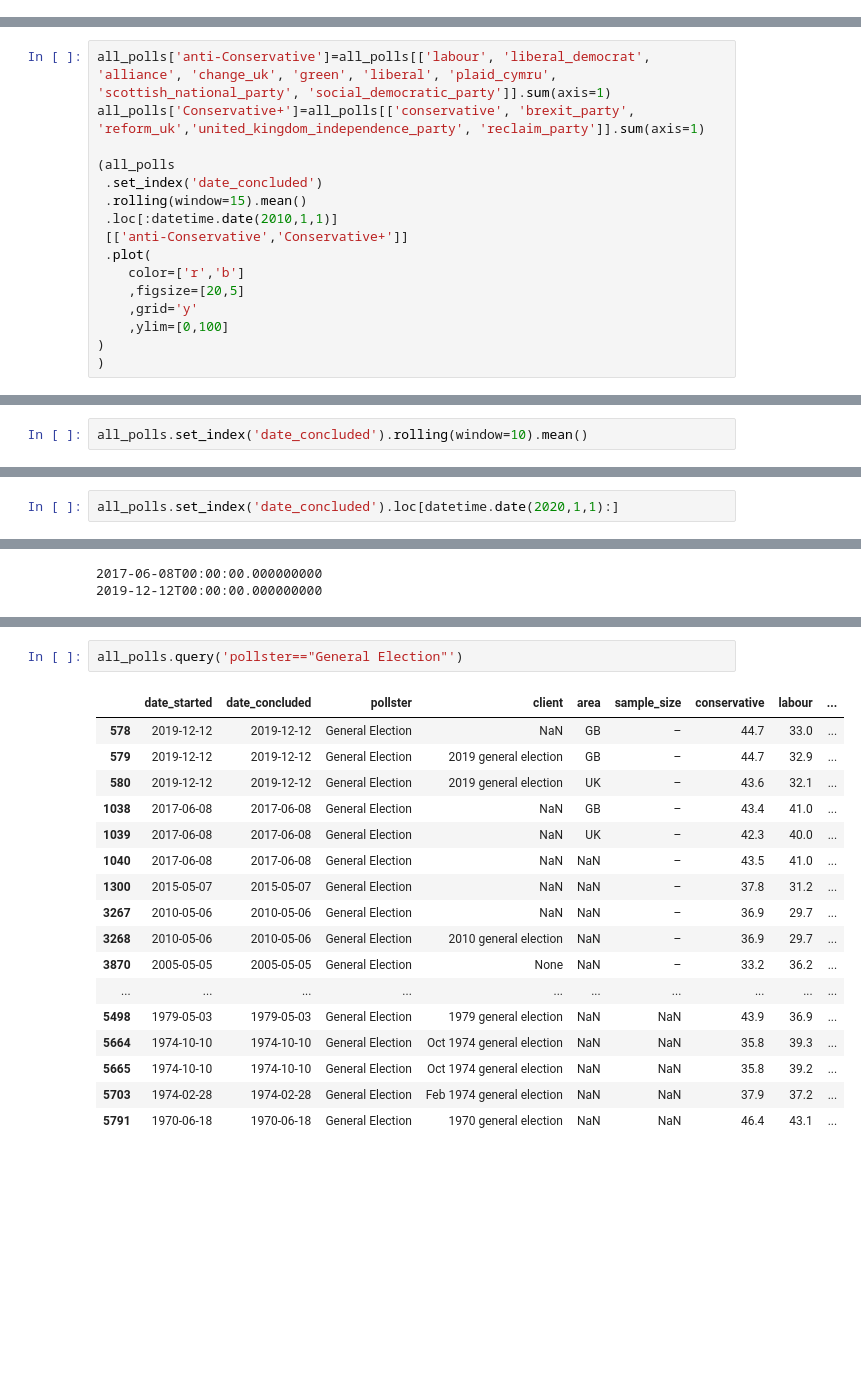
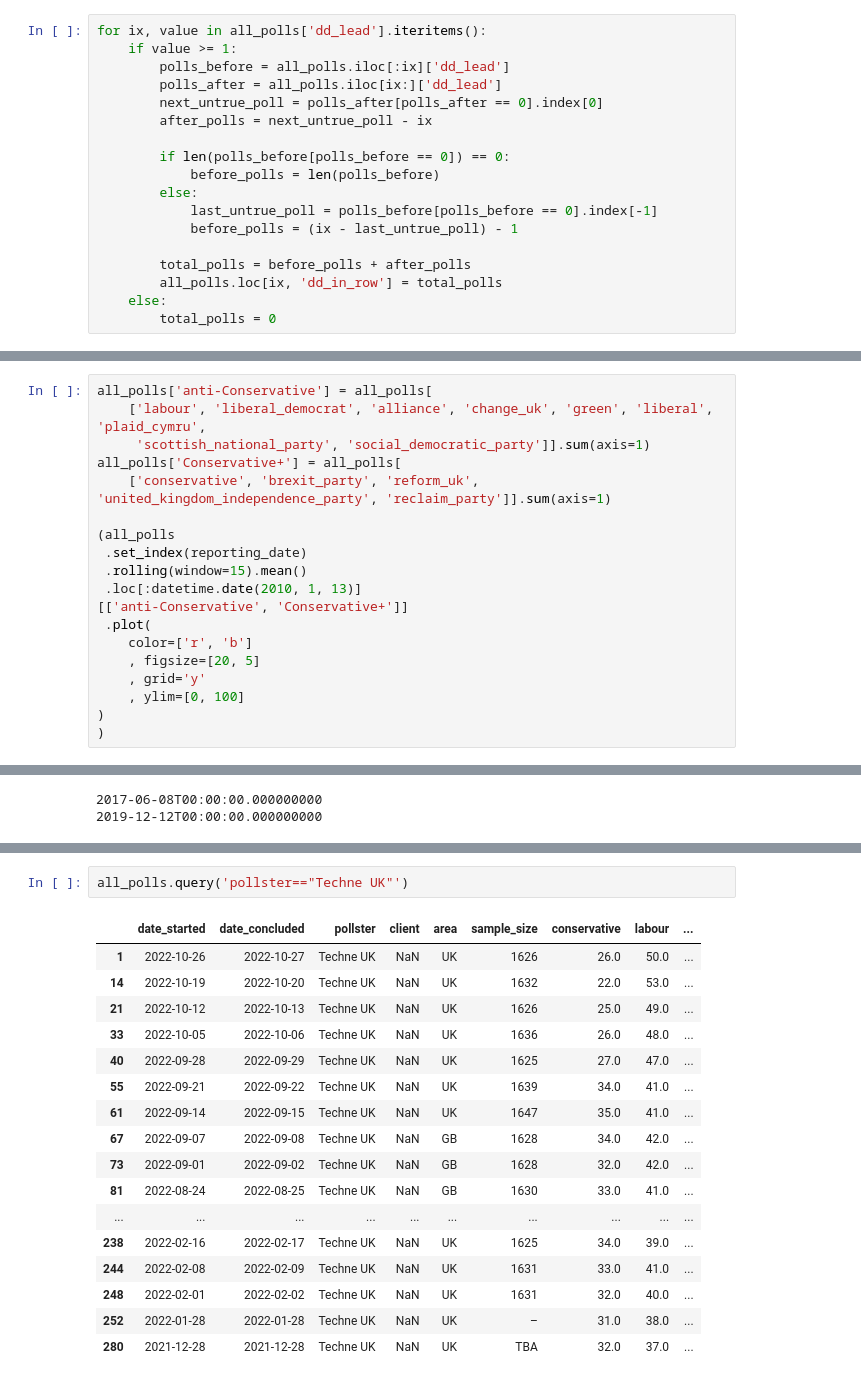
Before and after one commit to AndyLawton/uk_general_election_polls, a Jupyter notebook: main.ipynb, the cells around one changed output, grey strips where cells are left out. Saved outputs shown, nothing was run; the diff lists cells and outputs as text; blank space fills up the shorter version.

```diff
--- a/main.ipynb
+++ b/main.ipynb
@@ -66,0 +302,18 @@ all_polls.query("pollster=='YouGov' and anti_conservative >60")[['date_concluded
+# %%
+for ix, value in all_polls['dd_lead'].iteritems():
+    if value >= 1:
+        polls_before = all_polls.iloc[:ix]['dd_lead']
+        polls_after = all_polls.iloc[ix:]['dd_lead']
+        next_untrue_poll = polls_after[polls_after == 0].index[0]
+        after_polls = next_untrue_poll - ix
+
+        if len(polls_before[polls_before == 0]) == 0:
+            before_polls = len(polls_before)
+        else:
+            last_untrue_poll = polls_before[polls_before == 0].index[-1]
+            before_polls = (ix - last_untrue_poll) - 1
+
+        total_polls = before_polls + after_polls
+        all_polls.loc[ix, 'dd_in_row'] = total_polls
+    else:
+        total_polls = 0
@@ -526,19 +929,22 @@ monthly_summary
 # %%
 import datetime
 # %%
-all_polls['anti-Conservative']=all_polls[['labour', 'liberal_democrat', 'alliance', 'change_uk', 'green', 'liberal', 'plaid_cymru', 'scottish_national_party', 'social_democratic_party']].sum(axis=1)
-all_polls['Conservative+']=all_polls[['conservative', 'brexit_party', 'reform_uk','united_kingdom_independence_party', 'reclaim_party']].sum(axis=1)
+all_polls['anti-Conservative'] = all_polls[
+    ['labour', 'liberal_democrat', 'alliance', 'change_uk', 'green', 'liberal', 'plaid_cymru',
+     'scottish_national_party', 'social_democratic_party']].sum(axis=1)
+all_polls['Conservative+'] = all_polls[
+    ['conservative', 'brexit_party', 'reform_uk', 'united_kingdom_independence_party', 'reclaim_party']].sum(axis=1)
 
 (all_polls
- .set_index('date_concluded')
+ .set_index(reporting_date)
  .rolling(window=15).mean()
- .loc[:datetime.date(2010,1,1)]
- [['anti-Conservative','Conservative+']]
+ .loc[:datetime.date(2010, 1, 13)]
+[['anti-Conservative', 'Conservative+']]
  .plot(
-    color=['r','b']
-    ,figsize=[20,5]
-    ,grid='y'
-    ,ylim=[0,100]
+    color=['r', 'b']
+    , figsize=[20, 5]
+    , grid='y'
+    , ylim=[0, 100]
 )
 )
 # %% [output]
@@ -706,2 +1145,0 @@ two_group_monthly
-# %%
-all_polls.set_index('date_concluded').rolling(window=10).mean()
@@ -723,2 +1145,0 @@ all_polls.set_index('date_concluded').rolling(window=10).mean()
-# %%
-all_polls.set_index('date_concluded').loc[datetime.date(2020,1,1):]
@@ -800,21 +1341,21 @@ GEs_to_use = [
 ]
 # %%
-all_polls.query('pollster=="General Election"')
+all_polls.query('pollster=="Techne UK"')
 # %% [output]
 |  | date_started | date_concluded | pollster | client | area | sample_size | conservative | labour | ... |
-| 578 | 2019-12-12 | 2019-12-12 | General Election | NaN | GB | – | 44.7 | 33.0 | ... |
-| 579 | 2019-12-12 | 2019-12-12 | General Election | 2019 general election | GB | – | 44.7 | 32.9 | ... |
-| 580 | 2019-12-12 | 2019-12-12 | General Election | 2019 general election | UK | – | 43.6 | 32.1 | ... |
-| 1038 | 2017-06-08 | 2017-06-08 | General Election | NaN | GB | – | 43.4 | 41.0 | ... |
-| 1039 | 2017-06-08 | 2017-06-08 | General Election | NaN | UK | – | 42.3 | 40.0 | ... |
-| 1040 | 2017-06-08 | 2017-06-08 | General Election | NaN | NaN | – | 43.5 | 41.0 | ... |
-| 1300 | 2015-05-07 | 2015-05-07 | General Election | NaN | NaN | – | 37.8 | 31.2 | ... |
-| 3267 | 2010-05-06 | 2010-05-06 | General Election | NaN | NaN | – | 36.9 | 29.7 | ... |
-| 3268 | 2010-05-06 | 2010-05-06 | General Election | 2010 general election | NaN | – | 36.9 | 29.7 | ... |
-| 3870 | 2005-05-05 | 2005-05-05 | General Election | None | NaN | – | 33.2 | 36.2 | ... |
+| 1 | 2022-10-26 | 2022-10-27 | Techne UK | NaN | UK | 1626 | 26.0 | 50.0 | ... |
+| 14 | 2022-10-19 | 2022-10-20 | Techne UK | NaN | UK | 1632 | 22.0 | 53.0 | ... |
+| 21 | 2022-10-12 | 2022-10-13 | Techne UK | NaN | UK | 1626 | 25.0 | 49.0 | ... |
+| 33 | 2022-10-05 | 2022-10-06 | Techne UK | NaN | UK | 1636 | 26.0 | 48.0 | ... |
+| 40 | 2022-09-28 | 2022-09-29 | Techne UK | NaN | UK | 1625 | 27.0 | 47.0 | ... |
+| 55 | 2022-09-21 | 2022-09-22 | Techne UK | NaN | UK | 1639 | 34.0 | 41.0 | ... |
+| 61 | 2022-09-14 | 2022-09-15 | Techne UK | NaN | UK | 1647 | 35.0 | 41.0 | ... |
+| 67 | 2022-09-07 | 2022-09-08 | Techne UK | NaN | GB | 1628 | 34.0 | 42.0 | ... |
+| 73 | 2022-09-01 | 2022-09-02 | Techne UK | NaN | GB | 1628 | 32.0 | 42.0 | ... |
+| 81 | 2022-08-24 | 2022-08-25 | Techne UK | NaN | GB | 1630 | 33.0 | 41.0 | ... |
 | ... | ... | ... | ... | ... | ... | ... | ... | ... | ... |
-| 5498 | 1979-05-03 | 1979-05-03 | General Election | 1979 general election | NaN | NaN | 43.9 | 36.9 | ... |
-| 5664 | 1974-10-10 | 1974-10-10 | General Election | Oct 1974 general election | NaN | NaN | 35.8 | 39.3 | ... |
-| 5665 | 1974-10-10 | 1974-10-10 | General Election | Oct 1974 general election | NaN | NaN | 35.8 | 39.2 | ... |
-| 5703 | 1974-02-28 | 1974-02-28 | General Election | Feb 1974 general election | NaN | NaN | 37.9 | 37.2 | ... |
-| 5791 | 1970-06-18 | 1970-06-18 | General Election | 1970 general election | NaN | NaN | 46.4 | 43.1 | ... |
+| 238 | 2022-02-16 | 2022-02-17 | Techne UK | NaN | UK | 1625 | 34.0 | 39.0 | ... |
+| 244 | 2022-02-08 | 2022-02-09 | Techne UK | NaN | UK | 1631 | 33.0 | 41.0 | ... |
+| 248 | 2022-02-01 | 2022-02-02 | Techne UK | NaN | UK | 1631 | 32.0 | 40.0 | ... |
+| 252 | 2022-01-28 | 2022-01-28 | Techne UK | NaN | UK | – | 31.0 | 38.0 | ... |
+| 280 | 2021-12-28 | 2021-12-28 | Techne UK | NaN | UK | TBA | 32.0 | 37.0 | ... |
```
Also changed, not shown: parts of 93 cells of this notebook, 11 other files.
